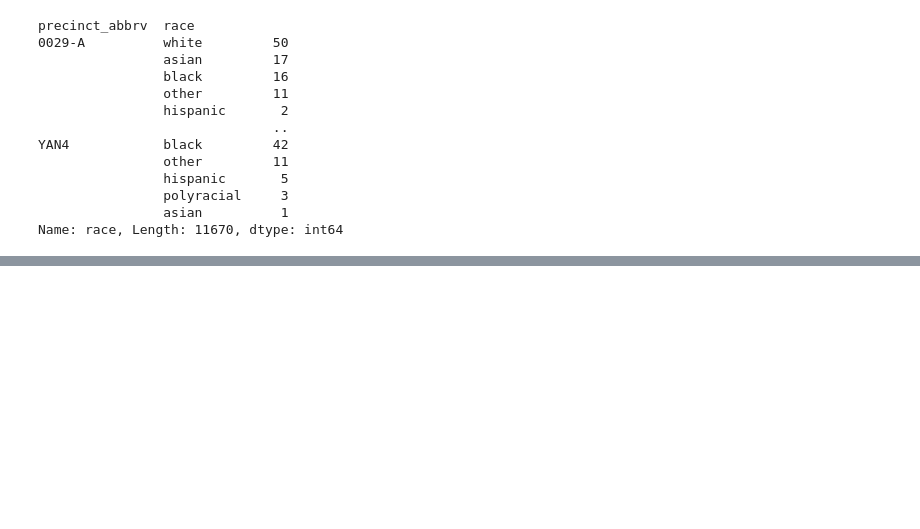
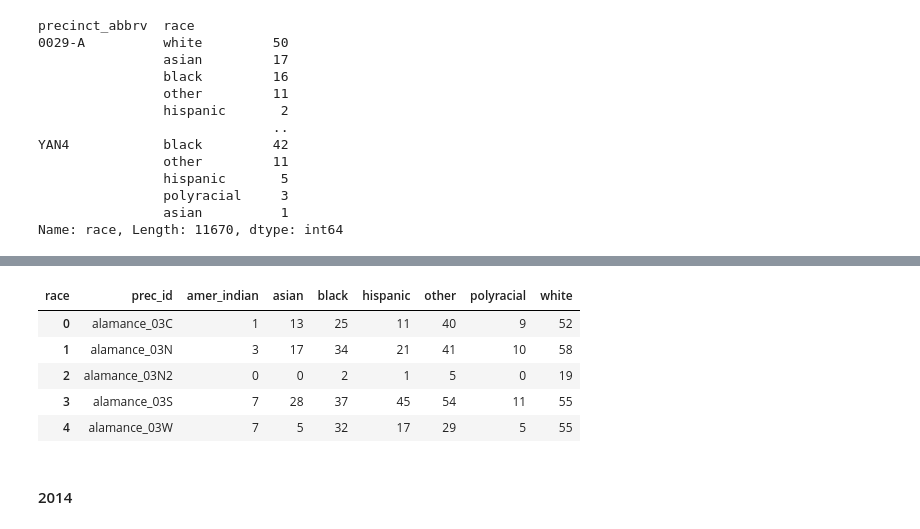
Before and after one commit to hangulu/thesis, a Jupyter notebook: code/data_cleaning.ipynb, the cells around one changed output, grey strips where cells are left out. Cells and saved outputs as stored; diff of their text form; code cells hidden in the pictures; blank space fills up the shorter version.

```diff
--- a/code/data_cleaning.ipynb
+++ b/code/data_cleaning.ipynb
@@ -510,0 +553,13 @@ grouped_nc_demo_2010.to_csv('electoral_data/nc_demo_2010.csv', index=False)
+# %%
+raw_nc_demo_2010 = pd.read_csv('raw_electoral_data/north_carolina/nc_voter_stats_2010.csv')
+# %%
+grouped_nc_demo_2010 = transform_nc_demo_df(raw_nc_demo_2010)
+# %%
+grouped_nc_demo_2010.head()
+# %% [output]
+| race | prec_id | amer_indian | asian | black | hispanic | other | polyracial | white |
+| 0 | alamance_03C | 1 | 13 | 25 | 11 | 40 | 9 | 52 |
+| 1 | alamance_03N | 3 | 17 | 34 | 21 | 41 | 10 | 58 |
+| 2 | alamance_03N2 | 0 | 0 | 2 | 1 | 5 | 0 | 19 |
+| 3 | alamance_03S | 7 | 28 | 37 | 45 | 54 | 11 | 55 |
+| 4 | alamance_03W | 7 | 5 | 32 | 17 | 29 | 5 | 55 |
@@ -510,0 +568,2 @@ grouped_nc_demo_2010.to_csv('electoral_data/nc_demo_2010.csv', index=False)
+# %% [markdown]
+#### 2014
```
Also changed, not shown: parts of 42 cells of this notebook.
